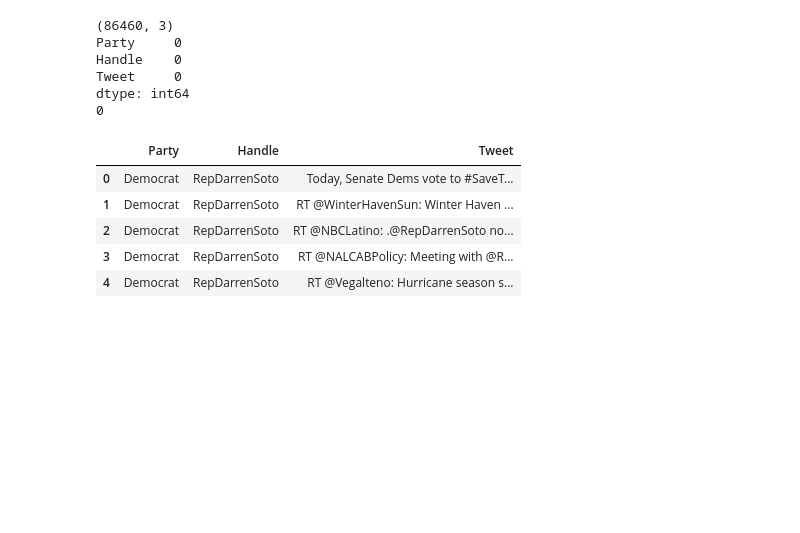
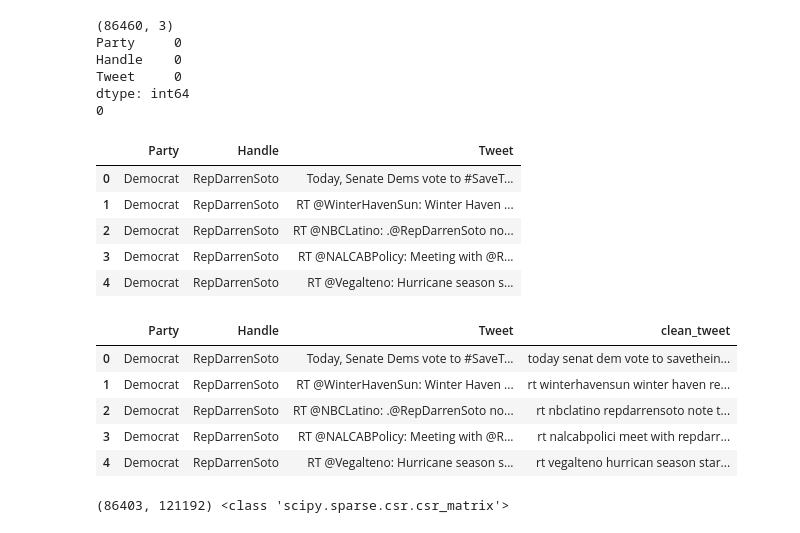
Before and after one commit to Hi-Tree/2021-fall-data-science, a Jupyter notebook: Week-06-NLP/Exercise-NLP.ipynb, the cells around one changed output. Cells and saved outputs as stored; diff of their text form; code cells hidden in the pictures; blank space fills up the shorter version.

```diff
--- a/Week-06-NLP/Exercise-NLP.ipynb
+++ b/Week-06-NLP/Exercise-NLP.ipynb
@@ -389,3 +389,22 @@ dtype: int64
 | 2 | Democrat | RepDarrenSoto | RT @NBCLatino: .@RepDarrenSoto no... |
 | 3 | Democrat | RepDarrenSoto | RT @NALCABPolicy: Meeting with @R... |
 | 4 | Democrat | RepDarrenSoto | RT @Vegalteno: Hurricane season s... |
+# %%
+df['clean_tweet'] = df['Tweet'].apply(text_pipeline)
+df.head()
+# %% [output]
+|  | Party | Handle | Tweet | clean_tweet |
+| 0 | Democrat | RepDarrenSoto | Today, Senate Dems vote to #SaveT... | today senat dem vote to savethein... |
+| 1 | Democrat | RepDarrenSoto | RT @WinterHavenSun: Winter Haven ... | rt winterhavensun winter haven re... |
+| 2 | Democrat | RepDarrenSoto | RT @NBCLatino: .@RepDarrenSoto no... | rt nbclatino repdarrensoto note t... |
+| 3 | Democrat | RepDarrenSoto | RT @NALCABPolicy: Meeting with @R... | rt nalcabpolici meet with repdarr... |
+| 4 | Democrat | RepDarrenSoto | RT @Vegalteno: Hurricane season s... | rt vegalteno hurrican season star... |
+# %%
+X = df['clean_tweet']
+y = df['Party']
+
+vectorizer.fit(X)
+X=vectorizer.transform(X)
+print(X.shape,type(X))
+# %% [output]
+(86403, 121192) <class 'scipy.sparse.csr.csr_matrix'>
```
Also changed, not shown: parts of 3 cells of this notebook.
